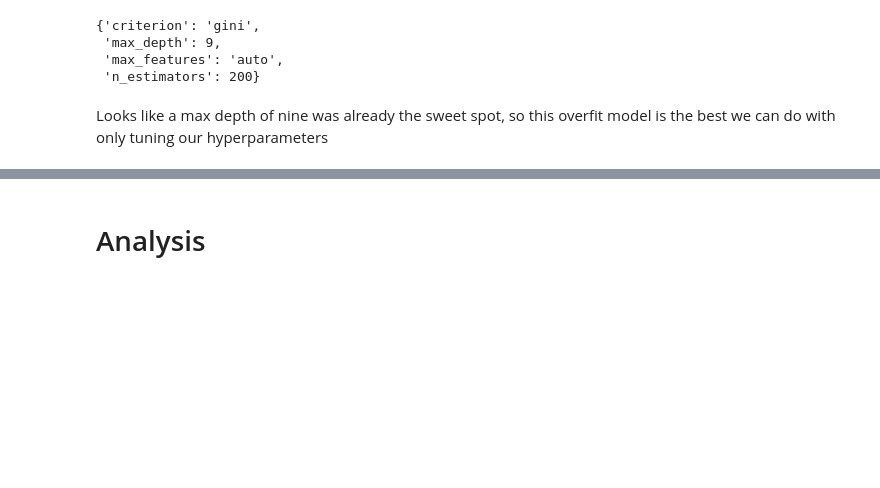
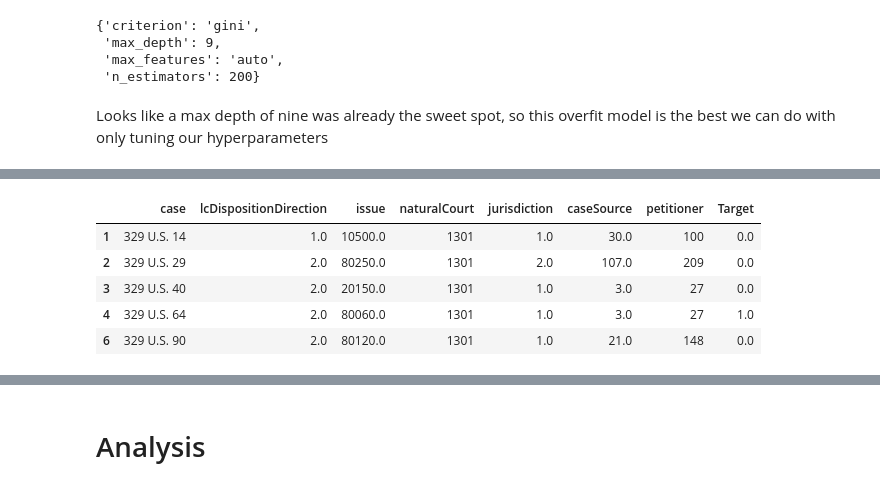
Before and after one commit to acoco10/supreme_court_predictor, a Jupyter notebook: notebooks/SC_Predictor_Modeling_notebook2.ipynb, the cells around one changed output, grey strips where cells are left out. Cells and saved outputs as stored; diff of their text form; code cells hidden in the pictures; blank space fills up the shorter version.

```diff
--- a/notebooks/SC_Predictor_Modeling_notebook2.ipynb
+++ b/notebooks/SC_Predictor_Modeling_notebook2.ipynb
@@ -479,0 +521,11 @@ Looks like a max depth of nine was already the sweet spot, so this overfit model
+# %%
+df = df.rename(columns = {'usCite':'case', 'partyWinning':'Target' })
+# %%
+df.head()
+# %% [output]
+|  | case | lcDispositionDirection | issue | naturalCourt | jurisdiction | caseSource | petitioner | Target |
+| 1 | 329 U.S. 14 | 1.0 | 10500.0 | 1301 | 1.0 | 30.0 | 100 | 0.0 |
+| 2 | 329 U.S. 29 | 2.0 | 80250.0 | 1301 | 2.0 | 107.0 | 209 | 0.0 |
+| 3 | 329 U.S. 40 | 2.0 | 20150.0 | 1301 | 1.0 | 3.0 | 27 | 0.0 |
+| 4 | 329 U.S. 64 | 2.0 | 80060.0 | 1301 | 1.0 | 3.0 | 27 | 1.0 |
+| 6 | 329 U.S. 90 | 2.0 | 80120.0 | 1301 | 1.0 | 21.0 | 148 | 0.0 |
```
Also changed, not shown: parts of 38 cells of this notebook, 9 other files.
